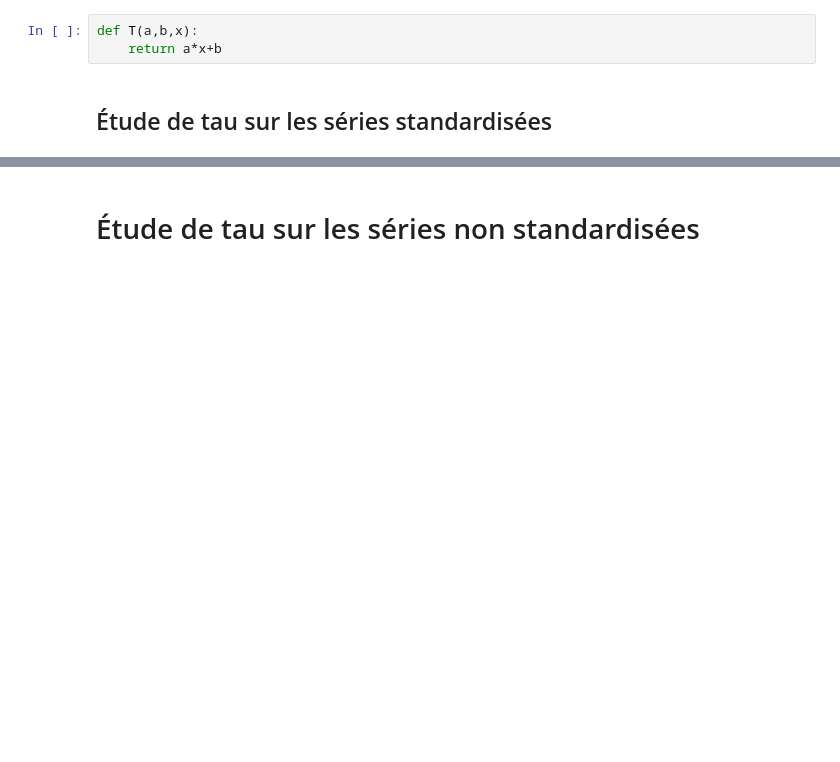
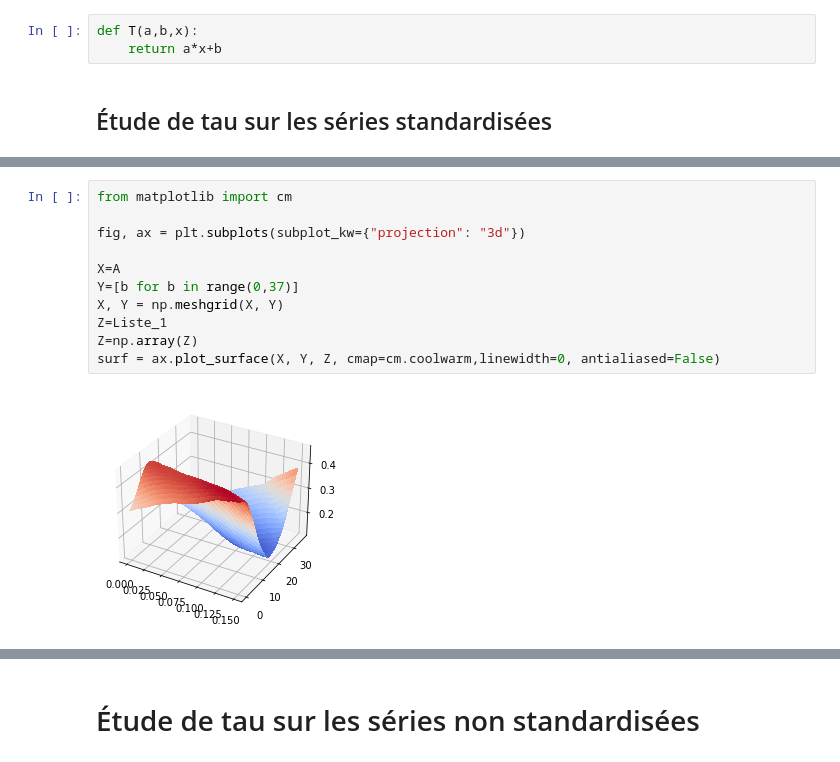
Before and after one commit to felipe-fp/corcovado, a Jupyter notebook: M2_Savings_analysis.ipynb, the cells around one changed output, grey strips where cells are left out. Cells and saved outputs as stored; diff of their text form; blank space fills up the shorter version.

```diff
--- a/M2_Savings_analysis.ipynb
+++ b/M2_Savings_analysis.ipynb
@@ -206,3 +211,16 @@ See the caveats in the documentation: https://pandas.pydata.org/pandas-docs/stab
+# %%
+from matplotlib import cm
+
+fig, ax = plt.subplots(subplot_kw={"projection": "3d"})
+
+X=A
+Y=[b for b in range(0,37)]
+X, Y = np.meshgrid(X, Y)
+Z=Liste_1
+Z=np.array(Z)
+surf = ax.plot_surface(X, Y, Z, cmap=cm.coolwarm,linewidth=0, antialiased=False)
+# %% [output]
+[figure, added]
 # %%
 plt.figure()
 plt.plot(delta_difference_1983_2001_standard_values,label='M')
```
Also changed, not shown: parts of 15 cells of this notebook, 2 other files.
